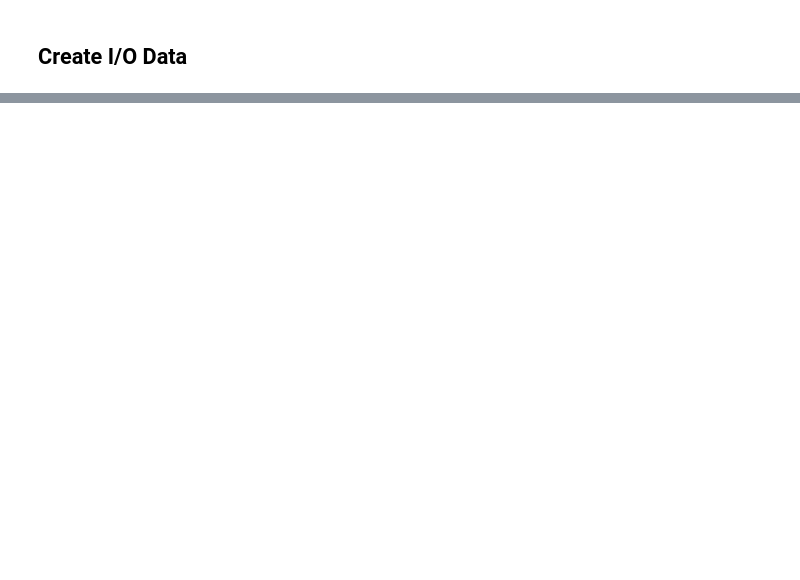
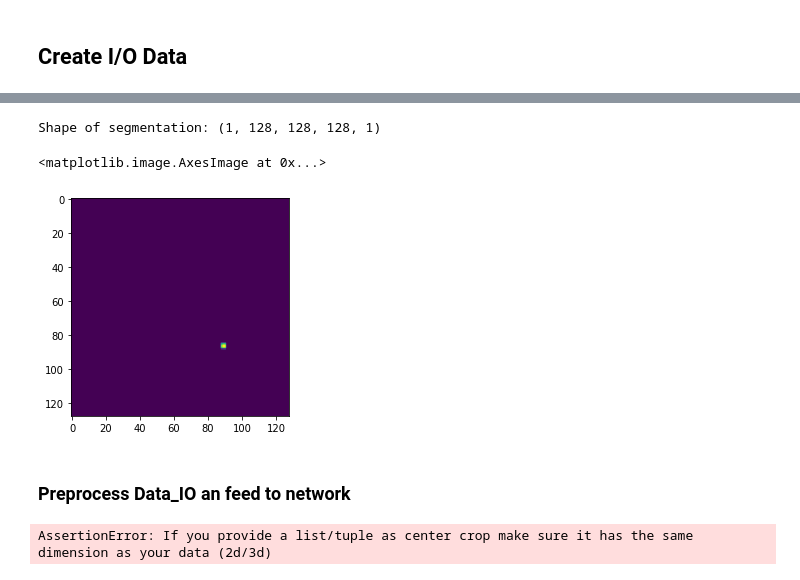
Before and after one commit to ryabovasasha08/US_3D_needle_detection, a Jupyter notebook: miscnn.ipynb, the cells around one changed output, grey strips where cells are left out. Saved outputs shown, nothing was run; the diff lists cells and outputs as text; code cells hidden in the pictures; blank space fills up the shorter version.

```diff
--- a/miscnn.ipynb
+++ b/miscnn.ipynb
@@ -75,0 +117,11 @@ data_io = Data_IO(io_interface3D, input_path="")
+# %%
+# Visualize the ground truth segmentation
+seg_data = sample_test.seg_data * 255
+print("Shape of segmentation:", seg_data.shape)
+plt.imshow(seg_data[0, :, :, z_mean, 0])
+# %% [output]
+Shape of segmentation: (1, 128, 128, 128, 1)
+<matplotlib.image.AxesImage at 0x...>
+[figure, added]
+# %% [markdown]
+### Preprocess Data_IO an feed to network
@@ -75,0 +138,6 @@ data_io = Data_IO(io_interface3D, input_path="")
+# %%
+# Training the model with 400 samples for 100 epochs
+sample_list = data_io.get_indiceslist()
+model.train(sample_list[0:400], epochs=100)
+# %% [output]
+AssertionError: If you provide a list/tuple as center crop make sure it has the same dimension as your data (2d/3d)
```
Also changed, not shown: parts of 11 cells of this notebook.
